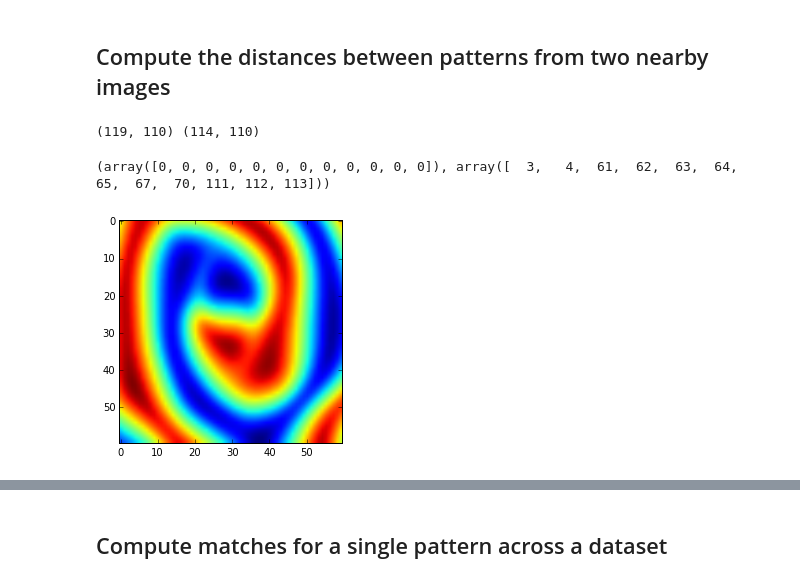
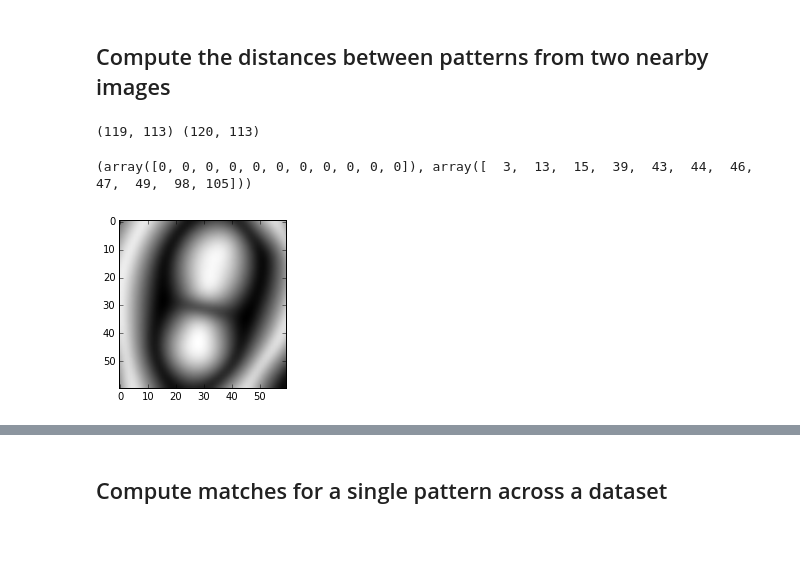
Before and after one commit to rachellevanger/image-tda-rayleigh-benard-convection, a Jupyter notebook: docs/ClassificationOfRBCDefectsSIFT.ipynb, the cells around one changed output, grey strips where cells are left out. Drawn from its saved outputs; the diff is of its cells as text; code cells hidden in the pictures; blank space fills up the shorter version.

```diff
--- a/docs/ClassificationOfRBCDefectsSIFT.ipynb
+++ b/docs/ClassificationOfRBCDefectsSIFT.ipynb
@@ -34,8 +35,8 @@ crop_radius = 210-roll_width # Radius of circular crop
 keypoint_orientation_bins = 19
 
 
-sFeatureVectors = ['/r4000_2016_11_01_superfast/g21flow/feature_vectors_3/%06d.txt', '/r4000_2016_02_04_superfast/g21flow/feature_vectors_3/%05d.txt']
-sBmp = ['/r4000_2016_11_01_superfast/g21flow/bmps/%06d.bmp', '/r4000_2016_02_04_superfast/g21flow/BMPs_sublevel/%05d.bmp']
+sFeatureVectors = ['/r4000_2016_11_01_superfast/g21flow/feature_vectors_test/%06d.txt', '/r4000_2016_11_01_superfast/g21flow_4000/feature_vectors_test/%06d.txt']
+sBmp = ['/r4000_2016_11_01_superfast/g21flow/bmps/%06d.bmp', '/r4000_2016_11_01_superfast/g21flow_4000/bmps/%06d.bmp']
 
 sFeatureVectors[1] = sFeatureVectors[0]
 sBmp[1] = sBmp[0]
@@ -50,7 +51,9 @@ def loadData(idx, dataset):
 
     # Get feature vectors
     fv = pd.read_csv(sDir + "/" + (sFeatureVectors[dataset] % idx), sep=' ', header=None)
-    fv = fv.astype(np.int16)
+    fv = np.asarray(fv.astype(np.int16))
+    fv[:,15] = fv[:,15]*10
+    fv = np.hstack((np.ones((fv.shape[0],1))*idx, fv)) # Add frame number
 
     # Get bitmap image
     bmp = misc.imread(sDir + "/" + sBmp[dataset] % idx)
@@ -275,7 +301,7 @@ def computeMatch(_location, _fv1, _fv2, _radius, _location_bins, _rotation_bins,
 # %% [markdown]
 ## Compute the distances between patterns from two nearby images
 # %%
-t1 = 1525
+t1 = 1530
 t2 = 1535
 
 bmps = {}
@@ -299,22 +325,25 @@ features1 = features[(features[:,0] == t1)]
 features2 = features[(features[:,0] == t2)]
 print features1.shape, features2.shape
 # %% [output]
-(119, 110) (114, 110)
+(119, 113) (120, 113)
 # %%
-x = 135
-y = 225
+x = 300
+y = 163
 
-x = [x, x+2*radius]
-y = [y, y+2*radius]
+
+radius = 30
+
+x = [x - radius, x+radius]
+y = [y - radius, y+radius]
 
 
 bmp_cropped = bmps[t1][y[0]:y[1], x[0]:x[1]]
 plt.imshow(bmp_cropped)
 
-print np.where([(features1[:,1] >= x[0]) & (features1[:,1] <= x[1]) & (features1[:,2] >= y[0]) & (features1[:,2] <= y[1])])
+print np.where([(features1[:,4] >= x[0]) & (features1[:,4] <= x[1]) & (features1[:,5] >= y[0]) & (features1[:,5] <= y[1])])
 # %% [output]
-(array([0, 0, 0, 0, 0, 0, 0, 0, 0, 0, 0, 0]), array([  3,   4,  61,  62,  63,  64,  65,  67,  70, 111, 112, 113]))
+(array([0, 0, 0, 0, 0, 0, 0, 0, 0, 0, 0]), array([  3,  13,  15,  39,  43,  44,  46,  47,  49,  98, 105]))
-[figure, old version]
+[figure, new version]
 # %%
 
 location1 = np.asarray([np.average(x), np.average(y)])
```
Also changed, not shown: parts of 19 cells of this notebook, 4 other files.
